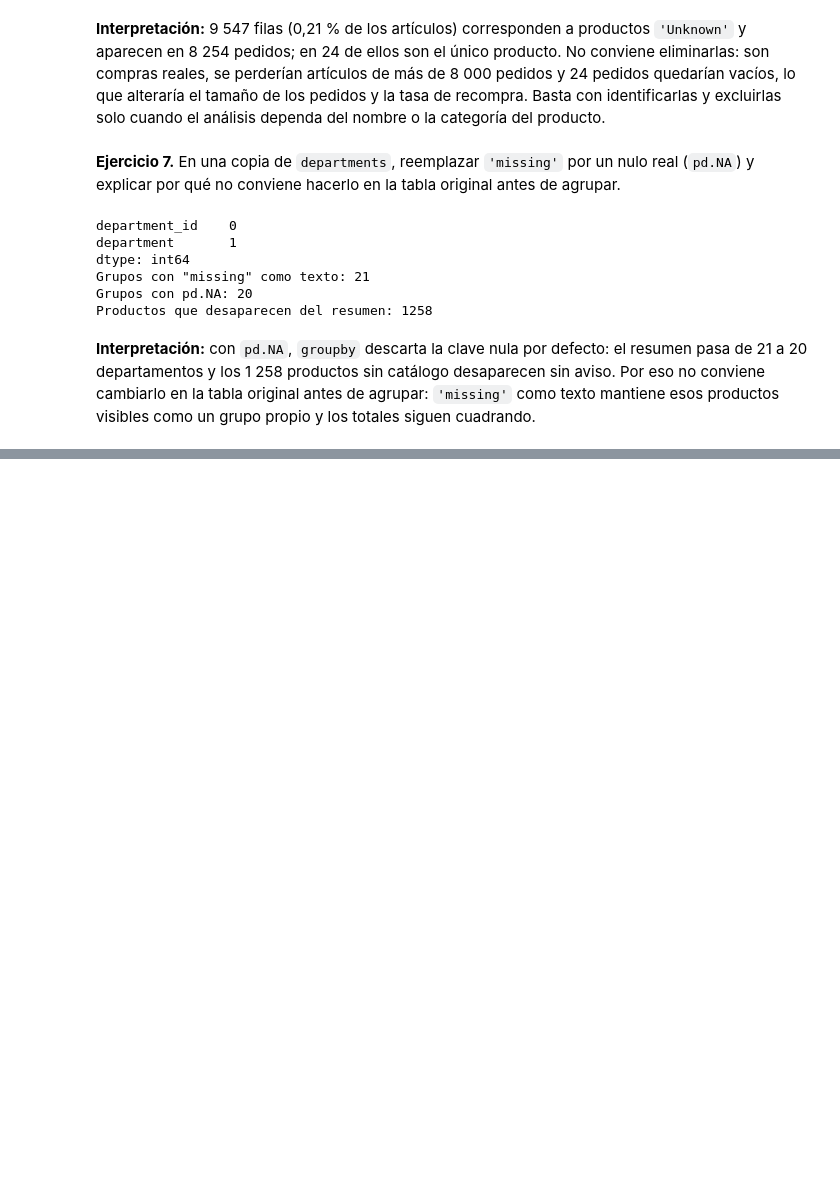
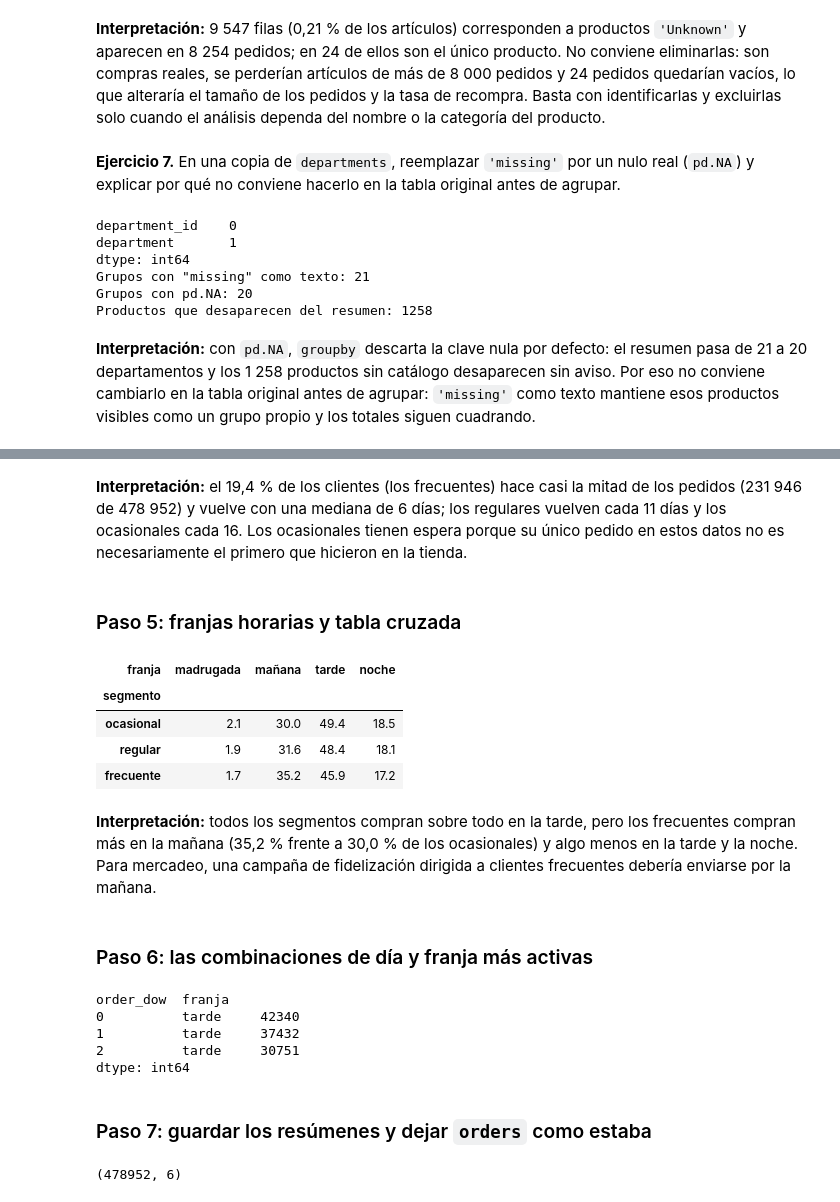
Before and after one commit to CarlosHerrera1210/instacart_datasets, a Jupyter notebook: notebooks/pandas_labs.ipynb, the cells around one changed output, grey strips where cells are left out. Cells and saved outputs as stored; diff of their text form; code cells hidden in the pictures; blank space fills up the shorter version.

```diff
--- a/notebooks/pandas_labs.ipynb
+++ b/notebooks/pandas_labs.ipynb
@@ -457,0 +548,5 @@ Productos que desaparecen del resumen: 1258
+# %%
+orders['pedidos_cliente'] = orders.groupby('user_id')['order_id'].transform('count')
+frecuentes = orders[orders['pedidos_cliente'] >= 5]
+print(len(frecuentes), frecuentes['user_id'].nunique())
+orders = orders.drop(columns='pedidos_cliente')
@@ -457,0 +561,4 @@ Productos que desaparecen del resumen: 1258
+# %%
+pedidos_por_cliente = orders.groupby('user_id')['order_id'].count()
+print(len(pedidos_por_cliente))
+pedidos_por_cliente.describe()
@@ -457,0 +578,6 @@ Productos que desaparecen del resumen: 1258
+# %%
+segmento_cliente = pd.cut(pedidos_por_cliente,
+                          bins=[0, 1, 4, np.inf],
+                          labels=['ocasional', 'regular', 'frecuente'])
+print(segmento_cliente.value_counts().sort_index())
+print((segmento_cliente.value_counts(normalize=True).sort_index() * 100).round(1))
@@ -457,0 +597,3 @@ Productos que desaparecen del resumen: 1258
+# %%
+orders['segmento'] = orders['user_id'].map(segmento_cliente)
+orders[['user_id', 'order_number', 'segmento']].head()
@@ -457,0 +622,44 @@ Productos que desaparecen del resumen: 1258
+# %% [markdown]
+**Interpretación:** el 19,4 % de los clientes (los frecuentes) hace casi la mitad de los pedidos (231 946 de 478 952) y vuelve con una mediana de 6 días; los regulares vuelven cada 11 días y los ocasionales cada 16. Los ocasionales tienen espera porque su único pedido en estos datos no es necesariamente el primero que hicieron en la tienda.
+# %% [markdown]
+### Paso 5: franjas horarias y tabla cruzada
+# %%
+orders['franja'] = pd.cut(orders['order_hour_of_day'],
+                          bins=[-1, 5, 11, 17, 23],
+                          labels=['madrugada', 'mañana', 'tarde', 'noche'])
+
+perfil = (pd.crosstab(orders['segmento'], orders['franja'], normalize='index')
+            .mul(100).round(1))
+perfil
+# %% [output]
+| franja | madrugada | mañana | tarde | noche |
+| segmento |  |  |  |  |
+| ocasional | 2.1 | 30.0 | 49.4 | 18.5 |
+| regular | 1.9 | 31.6 | 48.4 | 18.1 |
+| frecuente | 1.7 | 35.2 | 45.9 | 17.2 |
+# %% [markdown]
+**Interpretación:** todos los segmentos compran sobre todo en la tarde, pero los frecuentes compran más en la mañana (35,2 % frente a 30,0 % de los ocasionales) y algo menos en la tarde y la noche. Para mercadeo, una campaña de fidelización dirigida a clientes frecuentes debería enviarse por la mañana.
+# %% [markdown]
+### Paso 6: las combinaciones de día y franja más activas
+# %%
+(orders.groupby(['order_dow', 'franja'], observed=True)
+       .size()
+       .sort_values(ascending=False)
+       .head(3))
+# %% [output]
+order_dow  franja
+0          tarde     42340
+1          tarde     37432
+2          tarde     30751
+dtype: int64
+# %% [markdown]
+### Paso 7: guardar los resúmenes y dejar `orders` como estaba
+# %%
+resumen_dia.to_csv(SALIDA / 'orders_by_weekday.csv')
+resumen_segmento.to_csv(SALIDA / 'customer_segments.csv')
+perfil.to_csv(SALIDA / 'segment_time_profile.csv')
+
+orders = orders.drop(columns=['segmento', 'franja'])
+print(orders.shape)
+# %% [output]
+(478952, 6)
```
Also changed, not shown: parts of 48 cells of this notebook, 3 other files.
